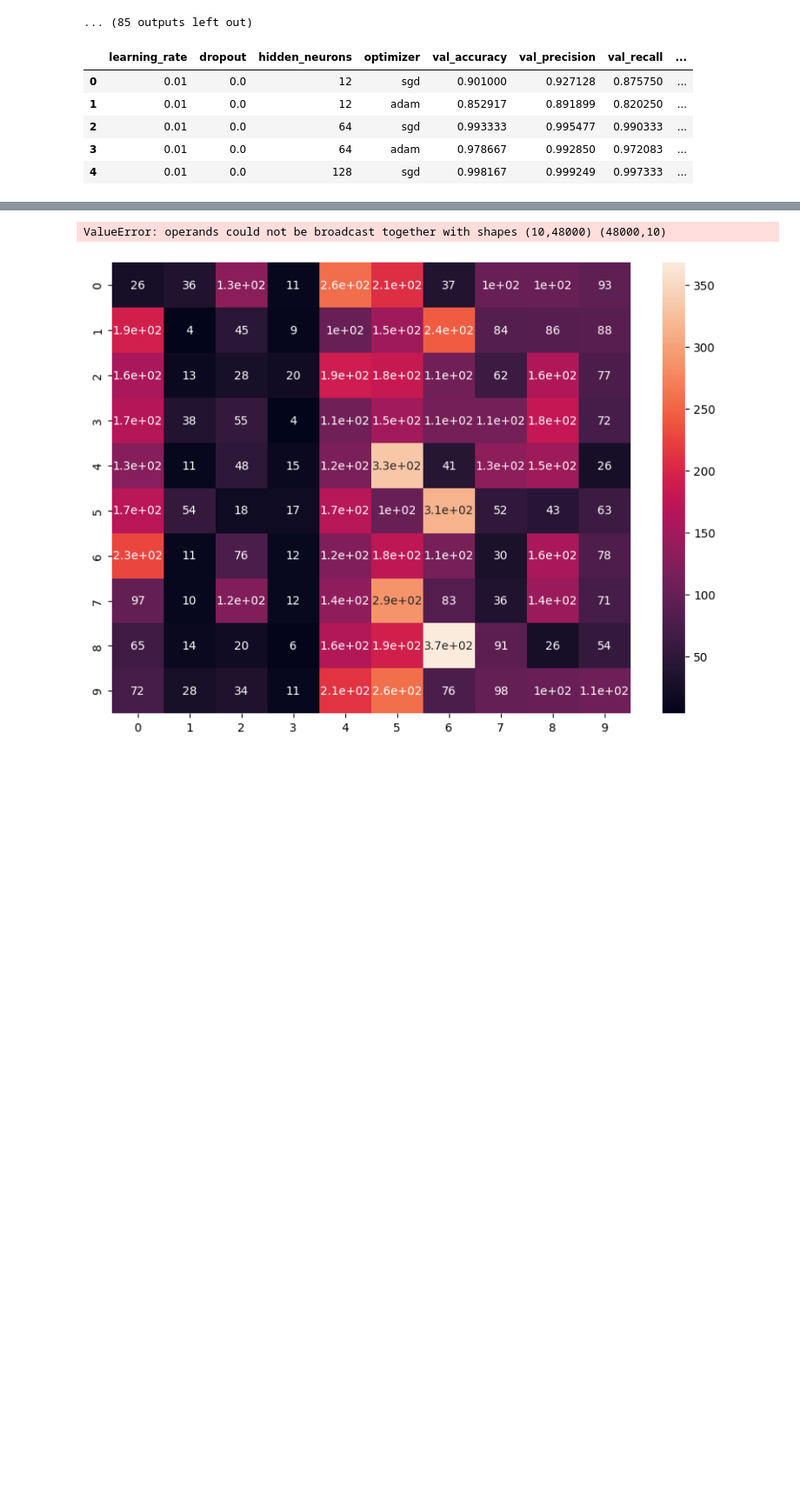
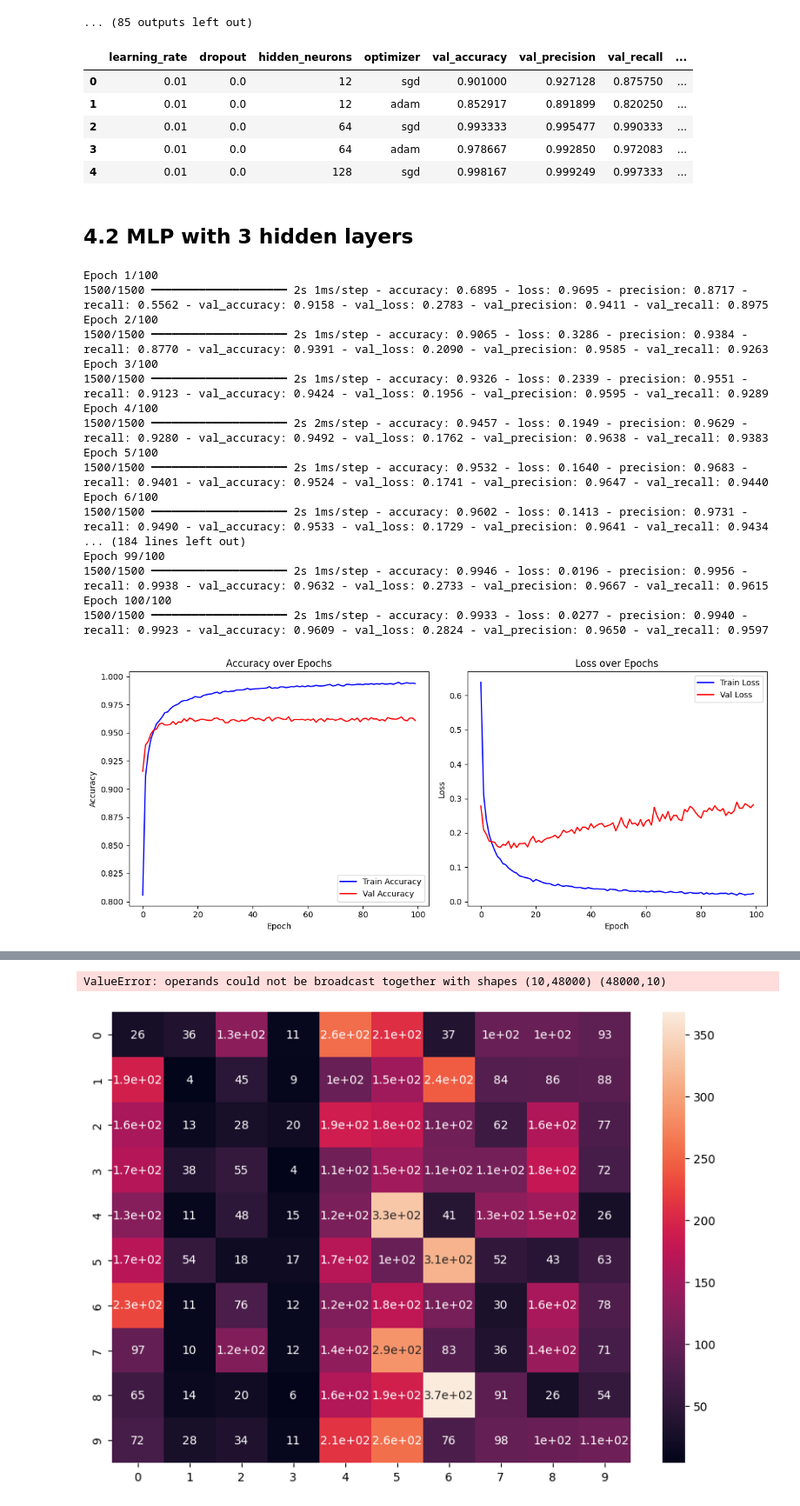
Before and after one commit to JAntunes-12/KMNIST-Classification, a Jupyter notebook: mlp_finalProject.ipynb, the cells around one changed output, grey strips where cells are left out. Shown at 87% size. Saved outputs shown, nothing was run; the diff lists cells and outputs as text; code cells hidden in the pictures; blank space fills up the shorter version.

```diff
--- a/mlp_finalProject.ipynb
+++ b/mlp_finalProject.ipynb
@@ -128,7 +128,7 @@ Data processing before model implementation
 # %%
 # Converting the train and validation labels to a numpy array with 10 lines (10 classes) to train the 10 output PE form the MLP
 
-train_labels = pd.get_dummies(train_labels_source, dtype= int).to_numpy()
+train_labels = pd.get_dummies(train_labels, dtype= int).to_numpy()
 validation_labels = pd.get_dummies(validation_labels, dtype= int).to_numpy()
 
 # Standardize the training, validation and test data
@@ -138,9 +138,9 @@ def numpy_normalize(X):
 
     return X_norm
 
-train_images_norm = np.array([numpy_normalize(image) for image in train_images_source])
+train_images_norm = np.array([numpy_normalize(image) for image in train_images])
 validation_images_norm = np.array([numpy_normalize(image) for image in validation_images])
-test_images_norm = np.array([numpy_normalize(image) for image in test_images_source])
+test_images_norm = np.array([numpy_normalize(image) for image in test_images])
 # %% [markdown]
 # 3. Model definition
 Section to define the models to use as python objects
@@ -554,5 +588,33 @@ mlp_1H_results.head()
 | 2 | 0.01 | 0.0 | 64 | sgd | 0.993333 | 0.995477 | 0.990333 | ... |
 | 3 | 0.01 | 0.0 | 64 | adam | 0.978667 | 0.992850 | 0.972083 | ... |
 | 4 | 0.01 | 0.0 | 128 | sgd | 0.998167 | 0.999249 | 0.997333 | ... |
+# %% [markdown]
+## 4.2 MLP with 3 hidden layers
+# %%
+MLP_3H = build_tf_model_3H(256, 64, 32, 0.2, 'adam', 1e-4)
+
+history = MLP_3H.fit(train_images_norm, train_labels, epochs= 100, validation_data=(validation_images_norm, validation_labels))
+
+# Plot losses and accuracy
+plot_training_results(history)
+# %% [output]
+Epoch 1/100
+1500/1500 ━━━━━━━━━━━━━━━━━━━━ 2s 1ms/step - accuracy: 0.6895 - loss: 0.9695 - precision: 0.8717 - recall: 0.5562 - val_accuracy: 0.9158 - val_loss: 0.2783 - val_precision: 0.9411 - val_recall: 0.8975
+Epoch 2/100
+1500/1500 ━━━━━━━━━━━━━━━━━━━━ 2s 1ms/step - accuracy: 0.9065 - loss: 0.3286 - precision: 0.9384 - recall: 0.8770 - val_accuracy: 0.9391 - val_loss: 0.2090 - val_precision: 0.9585 - val_recall: 0.9263
+Epoch 3/100
+1500/1500 ━━━━━━━━━━━━━━━━━━━━ 2s 1ms/step - accuracy: 0.9326 - loss: 0.2339 - precision: 0.9551 - recall: 0.9123 - val_accuracy: 0.9424 - val_loss: 0.1956 - val_precision: 0.9595 - val_recall: 0.9289
+Epoch 4/100
+1500/1500 ━━━━━━━━━━━━━━━━━━━━ 2s 2ms/step - accuracy: 0.9457 - loss: 0.1949 - precision: 0.9629 - recall: 0.9280 - val_accuracy: 0.9492 - val_loss: 0.1762 - val_precision: 0.9638 - val_recall: 0.9383
+Epoch 5/100
+1500/1500 ━━━━━━━━━━━━━━━━━━━━ 2s 1ms/step - accuracy: 0.9532 - loss: 0.1640 - precision: 0.9683 - recall: 0.9401 - val_accuracy: 0.9524 - val_loss: 0.1741 - val_precision: 0.9647 - val_recall: 0.9440
+Epoch 6/100
+1500/1500 ━━━━━━━━━━━━━━━━━━━━ 2s 1ms/step - accuracy: 0.9602 - loss: 0.1413 - precision: 0.9731 - recall: 0.9490 - val_accuracy: 0.9533 - val_loss: 0.1729 - val_precision: 0.9641 - val_recall: 0.9434
+... (184 lines left out)
+Epoch 99/100
+1500/1500 ━━━━━━━━━━━━━━━━━━━━ 2s 1ms/step - accuracy: 0.9946 - loss: 0.0196 - precision: 0.9956 - recall: 0.9938 - val_accuracy: 0.9632 - val_loss: 0.2733 - val_precision: 0.9667 - val_recall: 0.9615
+Epoch 100/100
+1500/1500 ━━━━━━━━━━━━━━━━━━━━ 2s 1ms/step - accuracy: 0.9933 - loss: 0.0277 - precision: 0.9940 - recall: 0.9923 - val_accuracy: 0.9609 - val_loss: 0.2824 - val_precision: 0.9650 - val_recall: 0.9597
+[figure, added]
 # %%
 # Evaluate on test set
```
Also changed, not shown: parts of 5 cells of this notebook.
